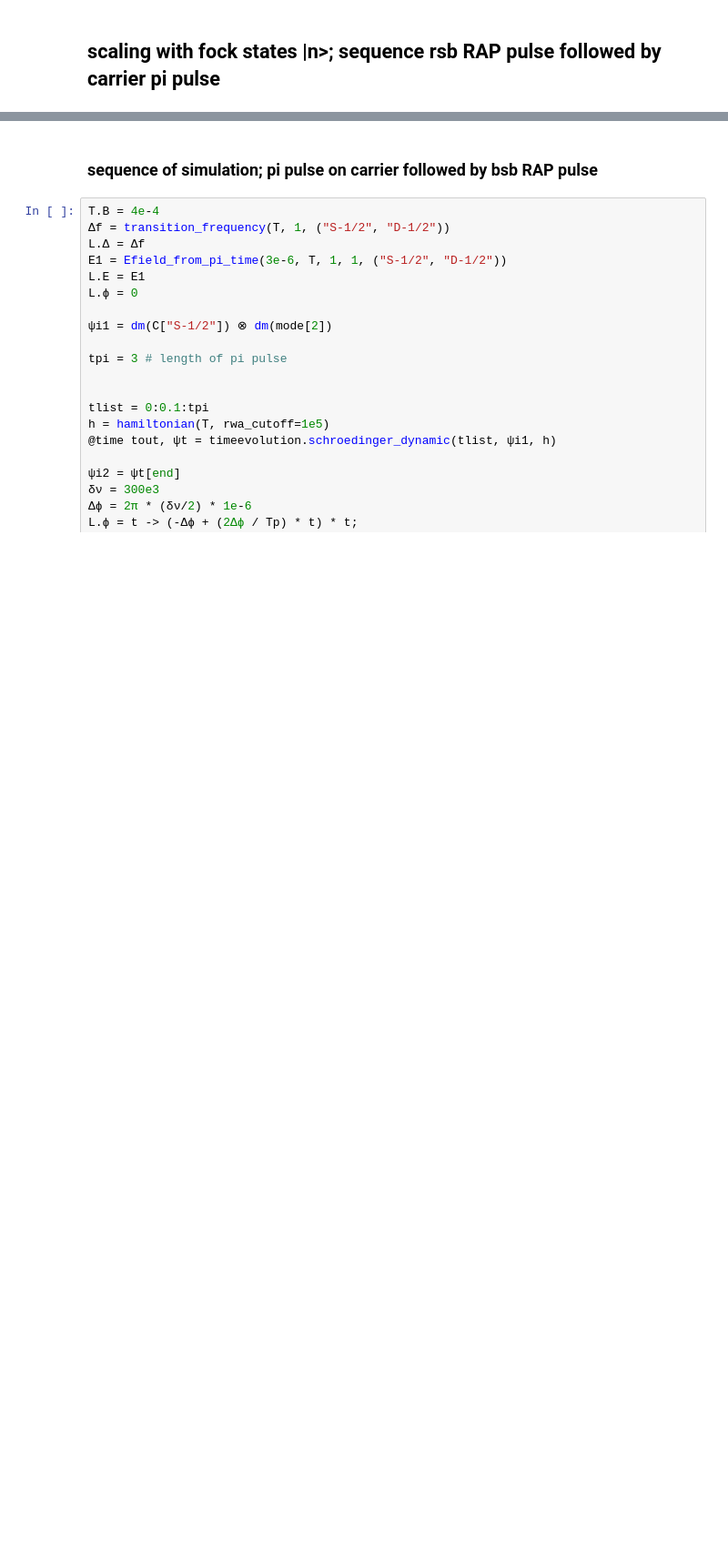
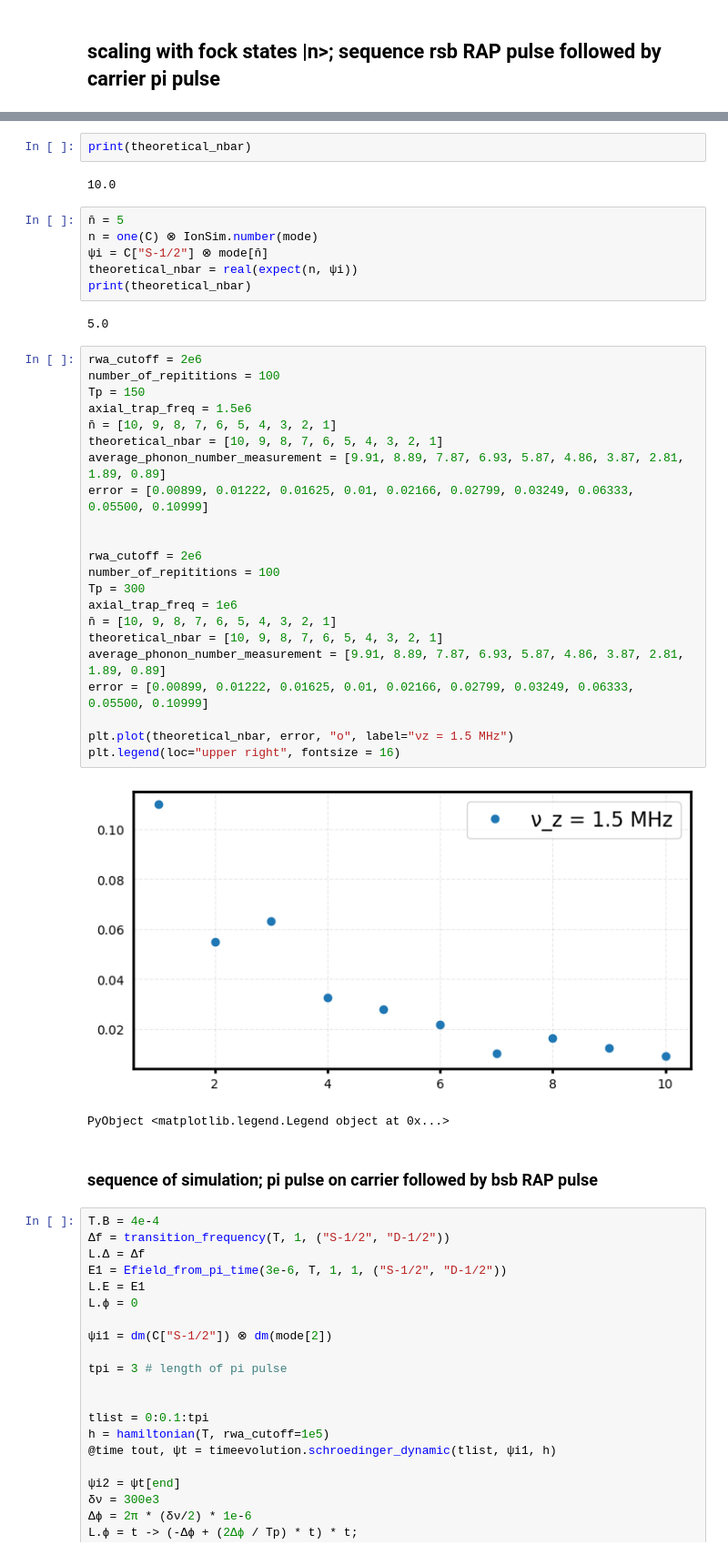
Before and after one commit to HaeffnerLab/lattice_notebooks, a Jupyter notebook: RAP_sequence.ipynb, the cells around one changed output, grey strips where cells are left out. Shown at 91% size. Saved outputs shown, nothing was run; the diff lists cells and outputs as text; blank space fills up the shorter version.

```diff
--- a/RAP_sequence.ipynb
+++ b/RAP_sequence.ipynb
@@ -164,3 +183,40 @@ ArgumentError: ArgumentError: Bernoulli: the condition zero(p) <= p <= one(p) is
+# %%
+print(theoretical_nbar)
+# %% [output]
+10.0
+# %%
+n̄ = 5
+n = one(C) ⊗ IonSim.number(mode)
+ψi = C["S-1/2"] ⊗ mode[n̄]
+theoretical_nbar = real(expect(n, ψi))
+print(theoretical_nbar)
+# %% [output]
+5.0
+# %%
+rwa_cutoff = 2e6
+number_of_repititions = 100
+Tp = 150
+axial_trap_freq = 1.5e6
+n̄ = [10, 9, 8, 7, 6, 5, 4, 3, 2, 1]
+theoretical_nbar = [10, 9, 8, 7, 6, 5, 4, 3, 2, 1]
+average_phonon_number_measurement = [9.91, 8.89, 7.87, 6.93, 5.87, 4.86, 3.87, 2.81, 1.89, 0.89]
+error = [0.00899, 0.01222, 0.01625, 0.01, 0.02166, 0.02799, 0.03249, 0.06333, 0.05500, 0.10999]
+
+
+rwa_cutoff = 2e6
+number_of_repititions = 100
+Tp = 300
+axial_trap_freq = 1e6
+n̄ = [10, 9, 8, 7, 6, 5, 4, 3, 2, 1]
+theoretical_nbar = [10, 9, 8, 7, 6, 5, 4, 3, 2, 1]
+average_phonon_number_measurement = [9.91, 8.89, 7.87, 6.93, 5.87, 4.86, 3.87, 2.81, 1.89, 0.89]
+error = [0.00899, 0.01222, 0.01625, 0.01, 0.02166, 0.02799, 0.03249, 0.06333, 0.05500, 0.10999]
+
+plt.plot(theoretical_nbar, error, "o", label="νz = 1.5 MHz")
+plt.legend(loc="upper right", fontsize = 16)
+# %% [output]
+[figure, added]
+PyObject <matplotlib.legend.Legend object at 0x...>
 # %% [markdown]
 ### sequence of simulation; pi pulse on carrier followed by bsb RAP pulse
 # %%
```
Also changed, not shown: parts of 4 cells of this notebook.
